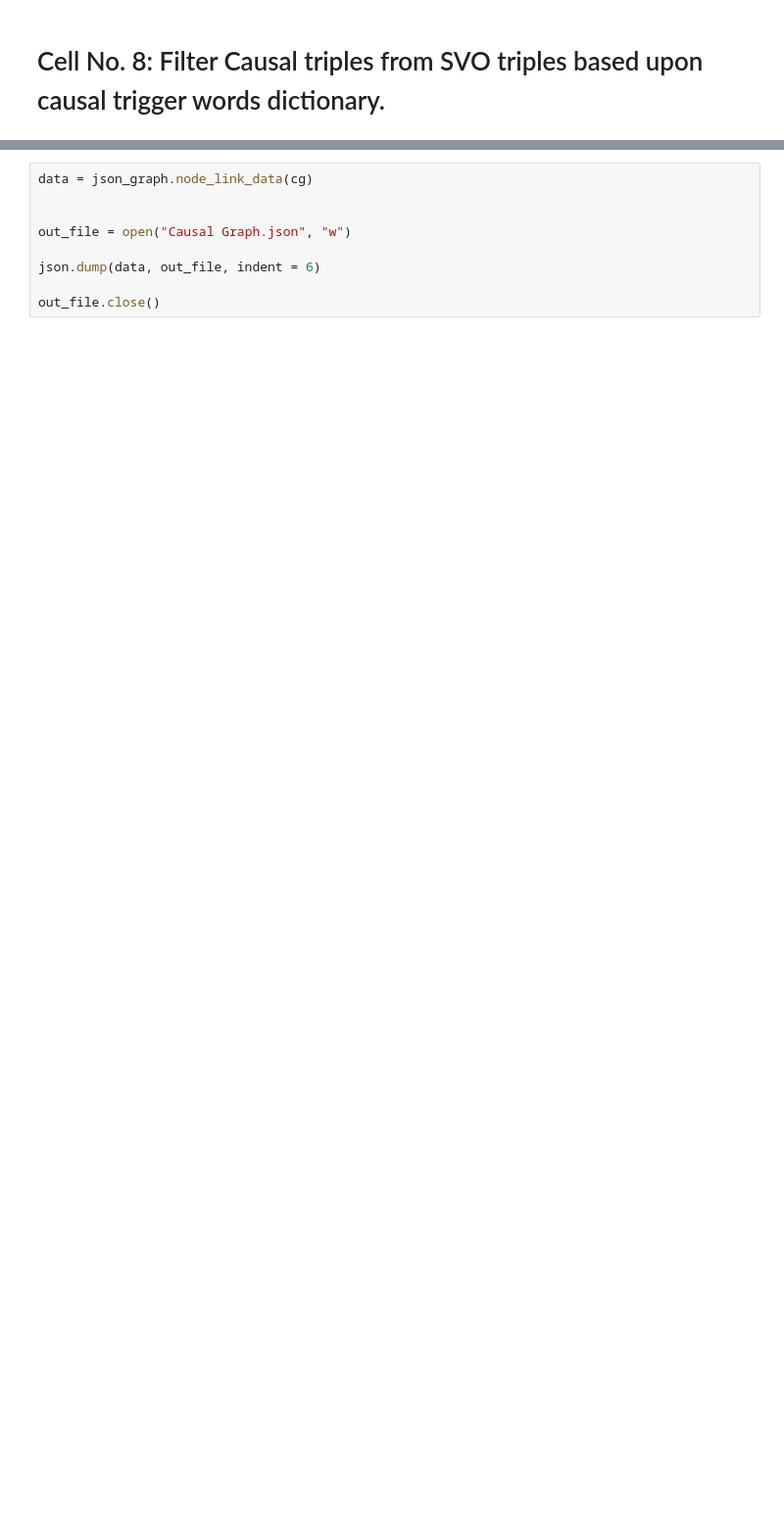
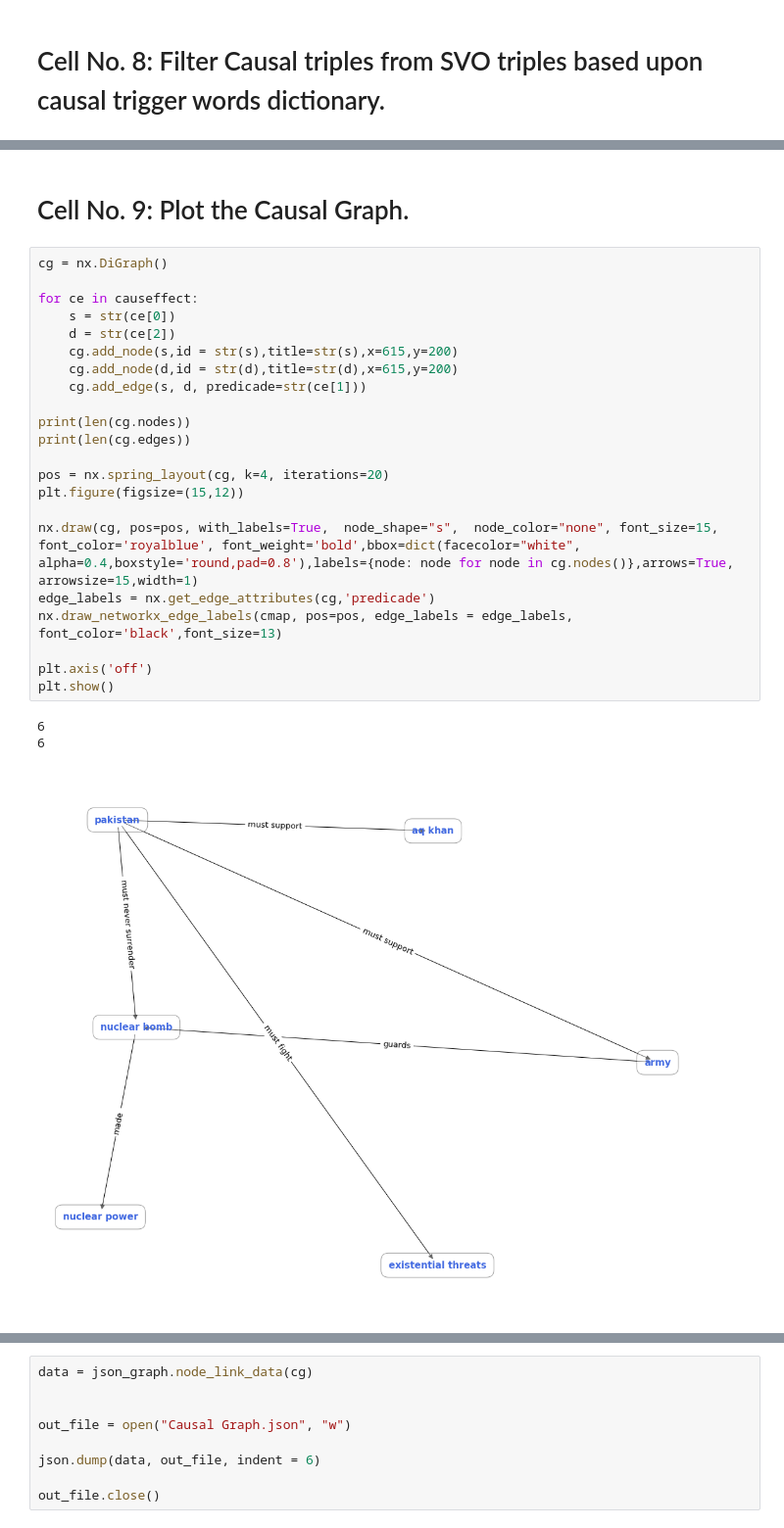
Before and after one commit to solatjabeen/causal-graph-acquisition, a Jupyter notebook: TA Project.ipynb, the cells around one changed output, grey strips where cells are left out. Shown at 98% size. Drawn from its saved outputs; the diff is of its cells as text; blank space fills up the shorter version.

```diff
--- a/TA Project.ipynb
+++ b/TA Project.ipynb
@@ -464 +474,29 @@ causeffect
+# %% [markdown]
+# Cell No. 9: Plot the Causal Graph.
+# %%
+cg = nx.DiGraph()
+
+for ce in causeffect:
+    s = str(ce[0])
+    d = str(ce[2])
+    cg.add_node(s,id = str(s),title=str(s),x=615,y=200)
+    cg.add_node(d,id = str(d),title=str(d),x=615,y=200)
+    cg.add_edge(s, d, predicade=str(ce[1]))
+
+print(len(cg.nodes))
+print(len(cg.edges))
+
+pos = nx.spring_layout(cg, k=4, iterations=20)
+plt.figure(figsize=(15,12))
+
+nx.draw(cg, pos=pos, with_labels=True,  node_shape="s",  node_color="none", font_size=15,  font_color='royalblue', font_weight='bold',bbox=dict(facecolor="white", alpha=0.4,boxstyle='round,pad=0.8'),labels={node: node for node in cg.nodes()},arrows=True, arrowsize=15,width=1)
+edge_labels = nx.get_edge_attributes(cg,'predicade')
+nx.draw_networkx_edge_labels(cmap, pos=pos, edge_labels = edge_labels, font_color='black',font_size=13)
+
+plt.axis('off')
+plt.show()
+# %% [output]
+6
+6
+[figure, added]
 # %% [markdown]
```
Also changed, not shown: parts of 15 cells of this notebook.
